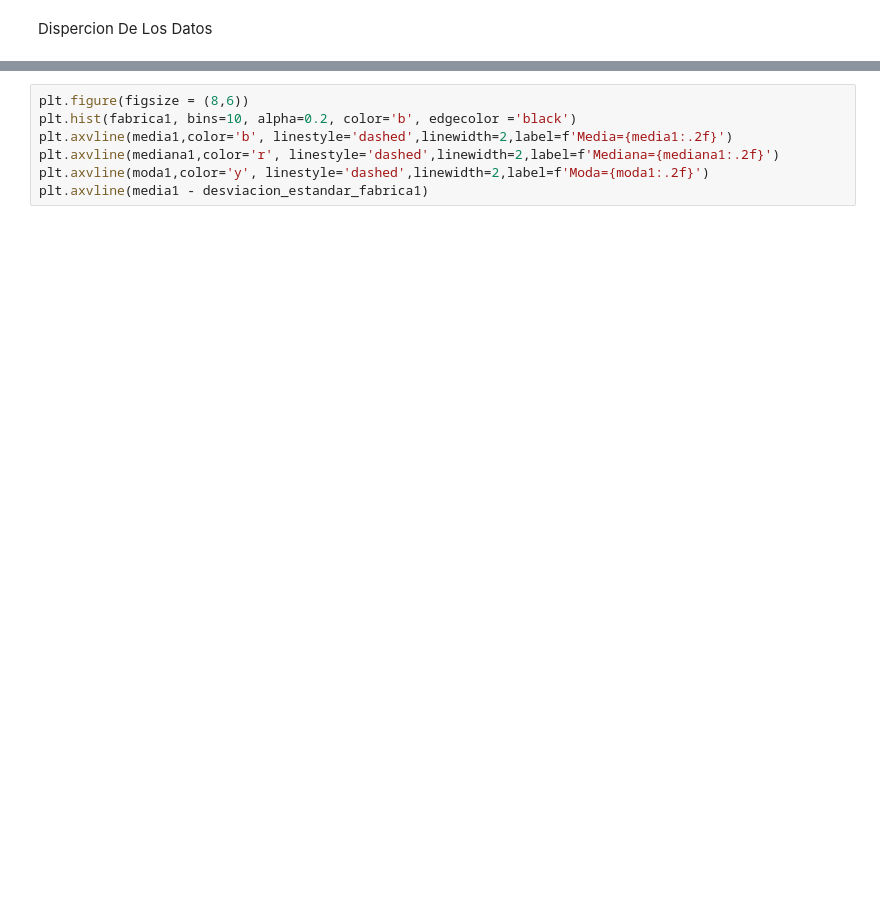
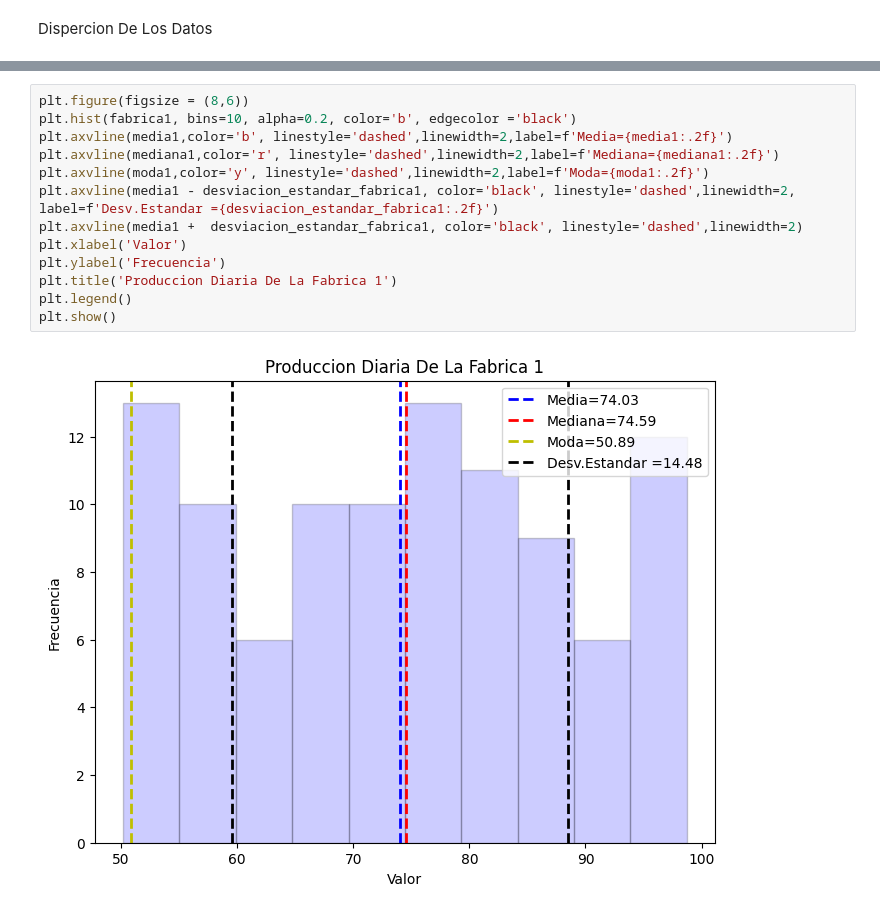
Before and after one commit to everlop12/Probabilidad, a Jupyter notebook: Unidad1/Practica3U1.ipynb, the cells around one changed output, grey strips where cells are left out. Drawn from its saved outputs; the diff is of its cells as text; blank space fills up the shorter version.

```diff
--- a/Unidad1/Practica3U1.ipynb
+++ b/Unidad1/Practica3U1.ipynb
@@ -71,7 +83,15 @@ print(desviacion_estandar_fabrica2)
 # %%
 plt.figure(figsize = (8,6))
 plt.hist(fabrica1, bins=10, alpha=0.2, color='b', edgecolor ='black')
 plt.axvline(media1,color='b', linestyle='dashed',linewidth=2,label=f'Media={media1:.2f}')
 plt.axvline(mediana1,color='r', linestyle='dashed',linewidth=2,label=f'Mediana={mediana1:.2f}')
 plt.axvline(moda1,color='y', linestyle='dashed',linewidth=2,label=f'Moda={moda1:.2f}')
-plt.axvline(media1 - desviacion_estandar_fabrica1)
+plt.axvline(media1 - desviacion_estandar_fabrica1, color='black', linestyle='dashed',linewidth=2, label=f'Desv.Estandar ={desviacion_estandar_fabrica1:.2f}')
+plt.axvline(media1 +  desviacion_estandar_fabrica1, color='black', linestyle='dashed',linewidth=2)
+plt.xlabel('Valor')
+plt.ylabel('Frecuencia')
+plt.title('Produccion Diaria De La Fabrica 1')
+plt.legend()
+plt.show()
+# %% [output]
+[figure, added]
```
Also changed, not shown: parts of 11 cells of this notebook.
